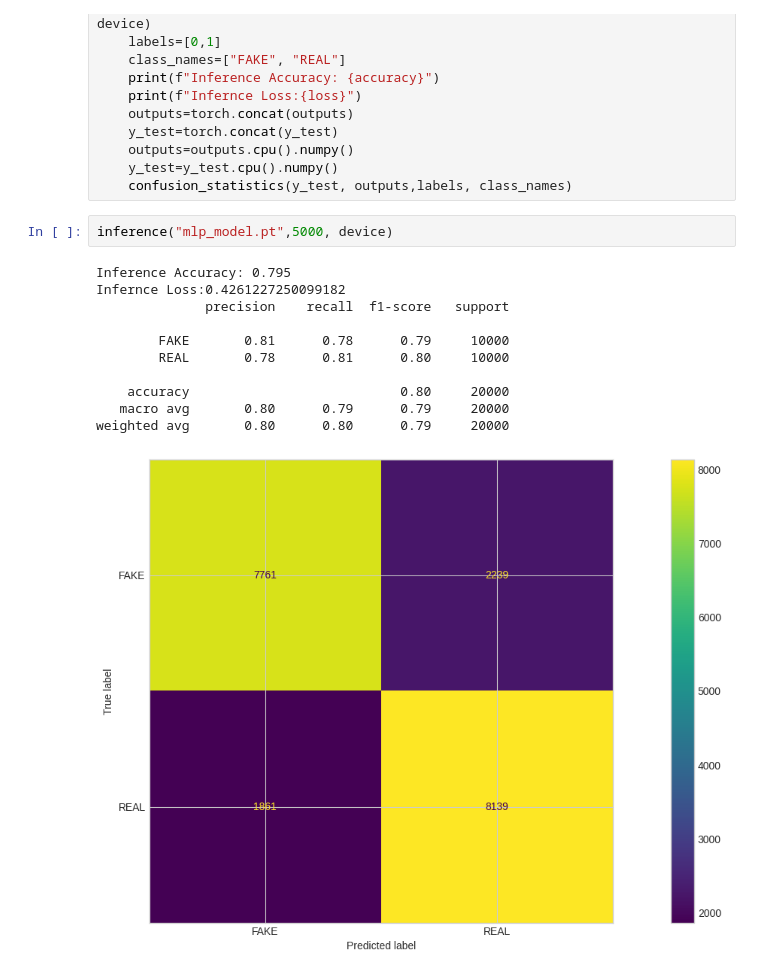
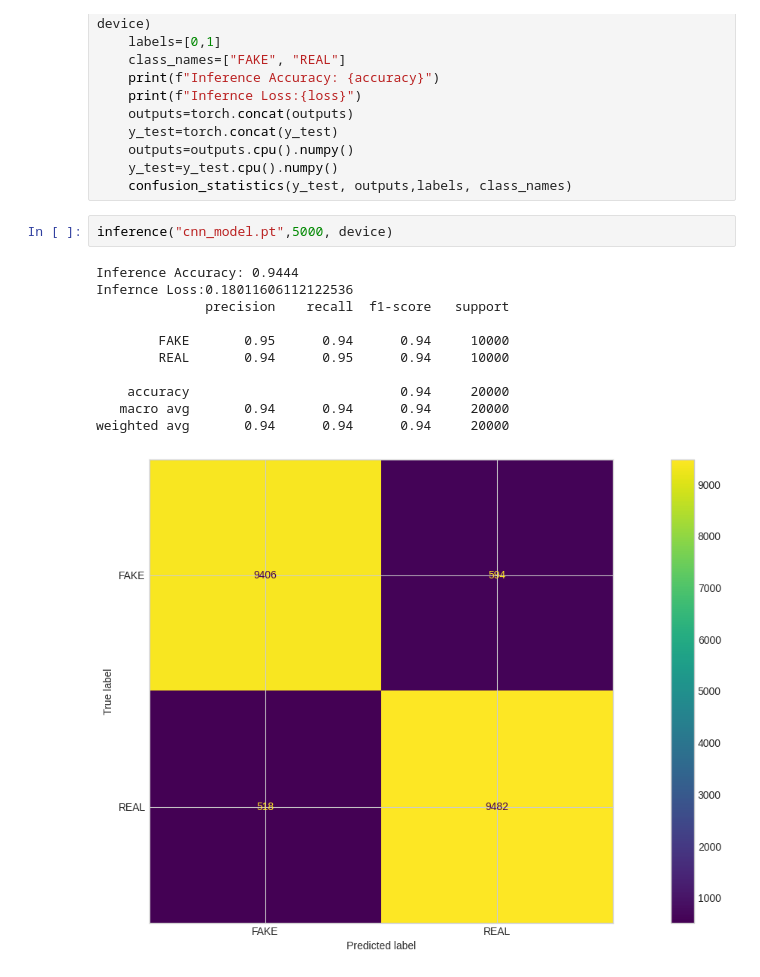
Before and after one commit to 1nuc/image-classification, a Jupyter notebook: run.ipynb, the cells around one changed output. Saved outputs shown, nothing was run; the diff lists cells and outputs as text.

```diff
--- a/run.ipynb
+++ b/run.ipynb
@@ -812,16 +812,16 @@ def inference(model_path,batch_size, device):
     y_test=y_test.cpu().numpy()
     confusion_statistics(y_test, outputs,labels, class_names)
 # %%
-inference("mlp_model.pt",5000, device)
+inference("cnn_model.pt",5000, device)
 # %% [output]
-Inference Accuracy: 0.795
-Infernce Loss:0.4261227250099182
+Inference Accuracy: 0.9444
+Infernce Loss:0.18011606112122536
               precision    recall  f1-score   support
 
-        FAKE       0.81      0.78      0.79     10000
-        REAL       0.78      0.81      0.80     10000
+        FAKE       0.95      0.94      0.94     10000
+        REAL       0.94      0.95      0.94     10000
 
-    accuracy                           0.80     20000
-   macro avg       0.80      0.79      0.79     20000
-weighted avg       0.80      0.80      0.79     20000
+    accuracy                           0.94     20000
+   macro avg       0.94      0.94      0.94     20000
+weighted avg       0.94      0.94      0.94     20000
-[figure, old version]
+[figure, new version]
```
